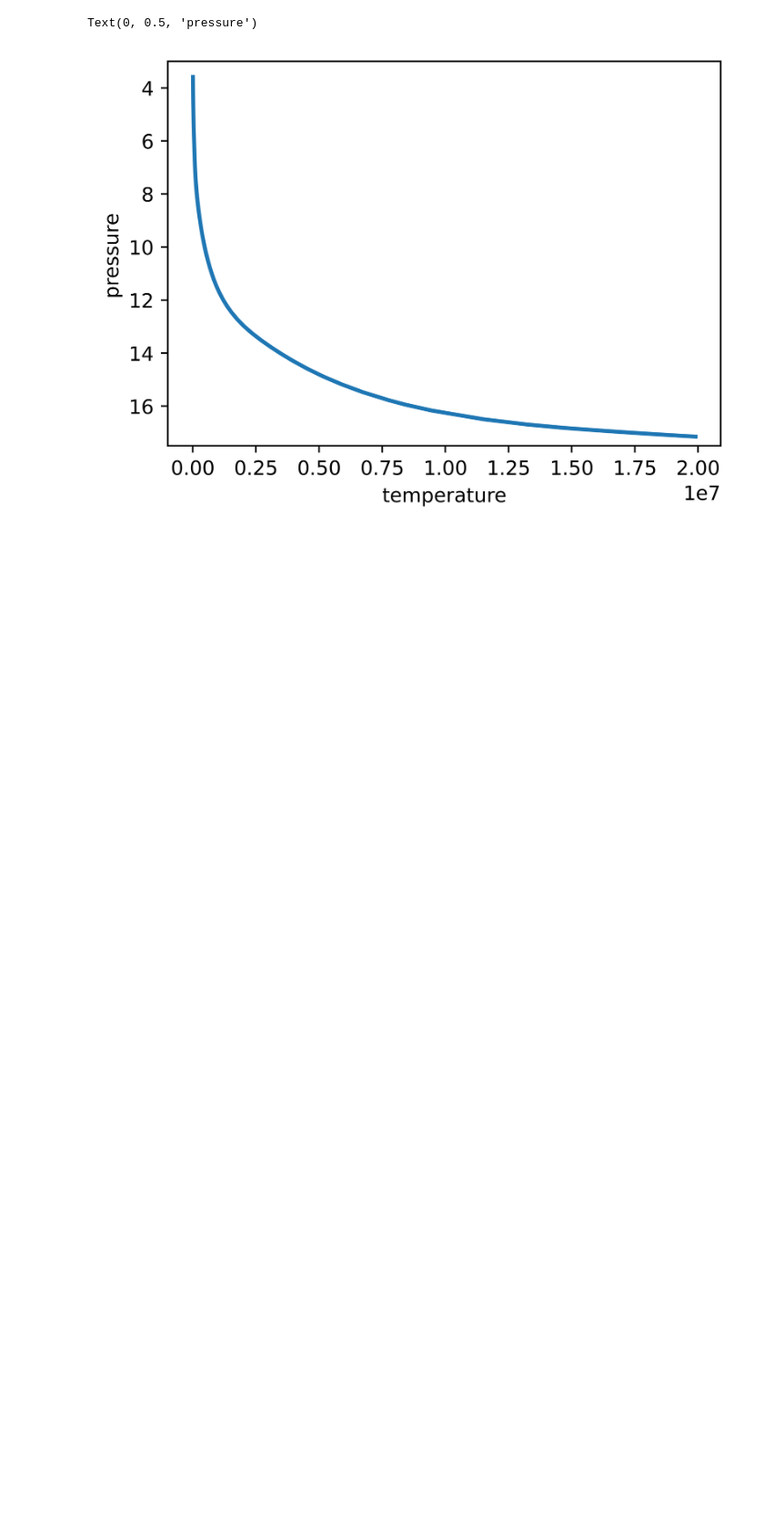
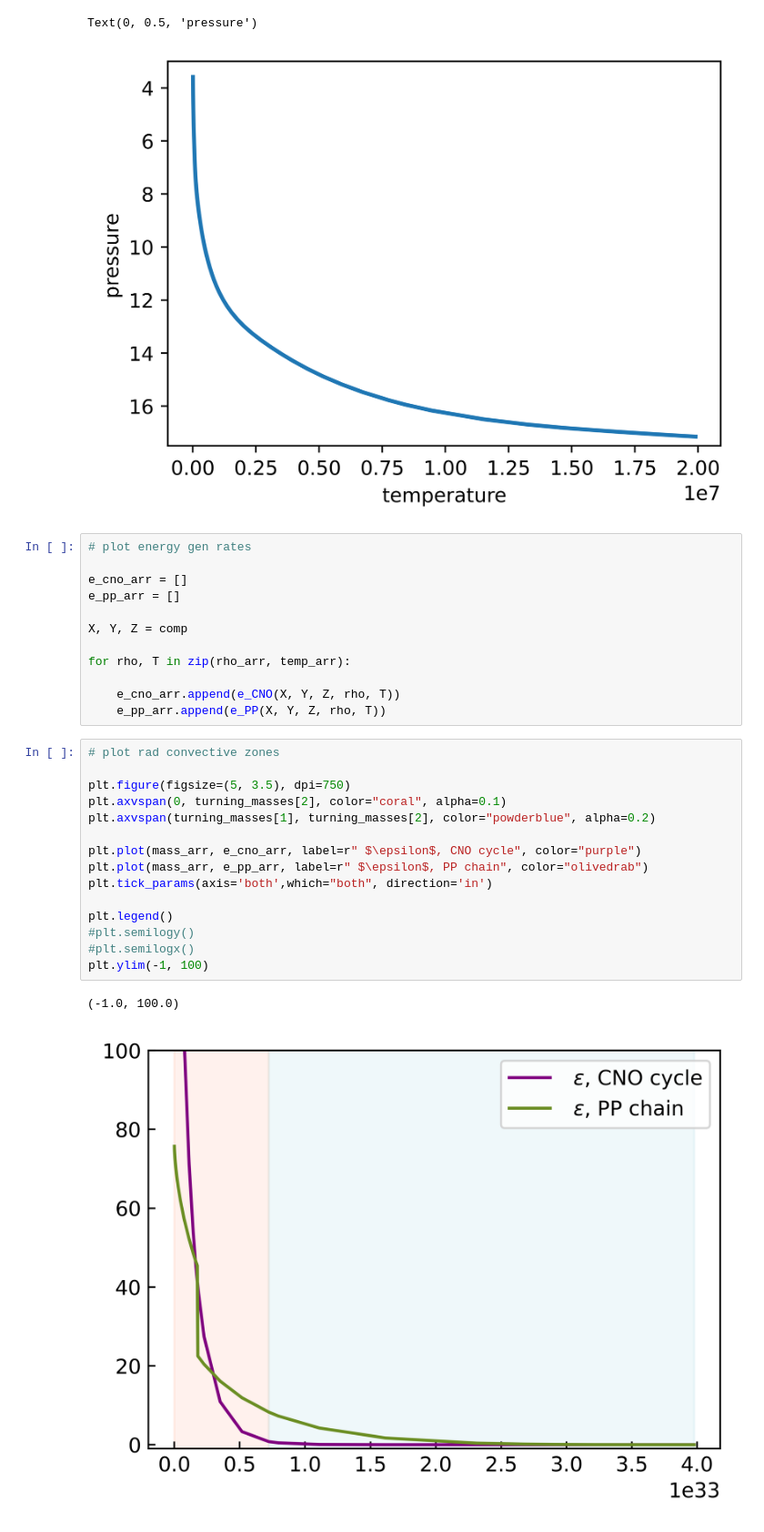
Before and after one commit to ashmessier/SS_calculation, a Jupyter notebook: test_functions.ipynb, the cells around one changed output. Shown at 91% size. Cells and saved outputs as stored; diff of their text form; blank space fills up the shorter version.

```diff
--- a/test_functions.ipynb
+++ b/test_functions.ipynb
@@ -350,3 +487,33 @@ plt.ylabel("pressure")
 # %% [output]
 Text(0, 0.5, 'pressure')
 [figure]
+# %%
+# plot energy gen rates
+
+e_cno_arr = []
+e_pp_arr = []
+
+X, Y, Z = comp
+
+for rho, T in zip(rho_arr, temp_arr):
+
+    e_cno_arr.append(e_CNO(X, Y, Z, rho, T))
+    e_pp_arr.append(e_PP(X, Y, Z, rho, T))
+# %%
+# plot rad convective zones
+
+plt.figure(figsize=(5, 3.5), dpi=750)
+plt.axvspan(0, turning_masses[2], color="coral", alpha=0.1)
+plt.axvspan(turning_masses[1], turning_masses[2], color="powderblue", alpha=0.2)
+
+plt.plot(mass_arr, e_cno_arr, label=r" $\epsilon$, CNO cycle", color="purple")
+plt.plot(mass_arr, e_pp_arr, label=r" $\epsilon$, PP chain", color="olivedrab")
+plt.tick_params(axis='both',which="both", direction='in')
+
+plt.legend()
+#plt.semilogy()
+#plt.semilogx()
+plt.ylim(-1, 100)
+# %% [output]
+(-1.0, 100.0)
+[figure, added]
```
Also changed, not shown: parts of 16 cells of this notebook, 21 other files.
